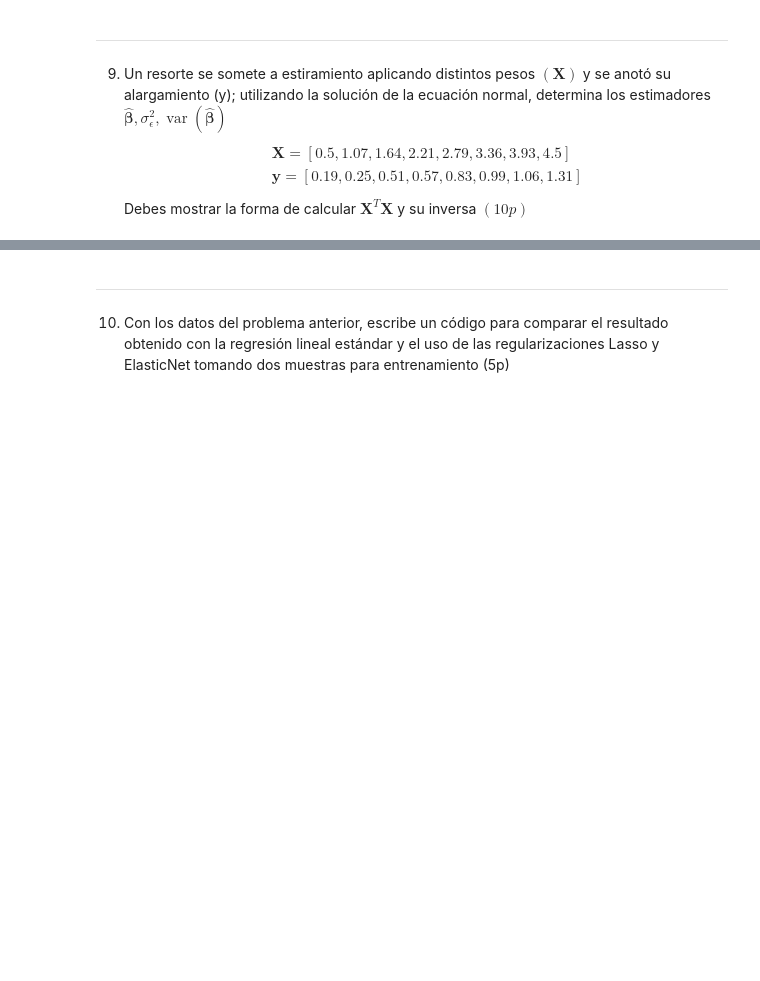
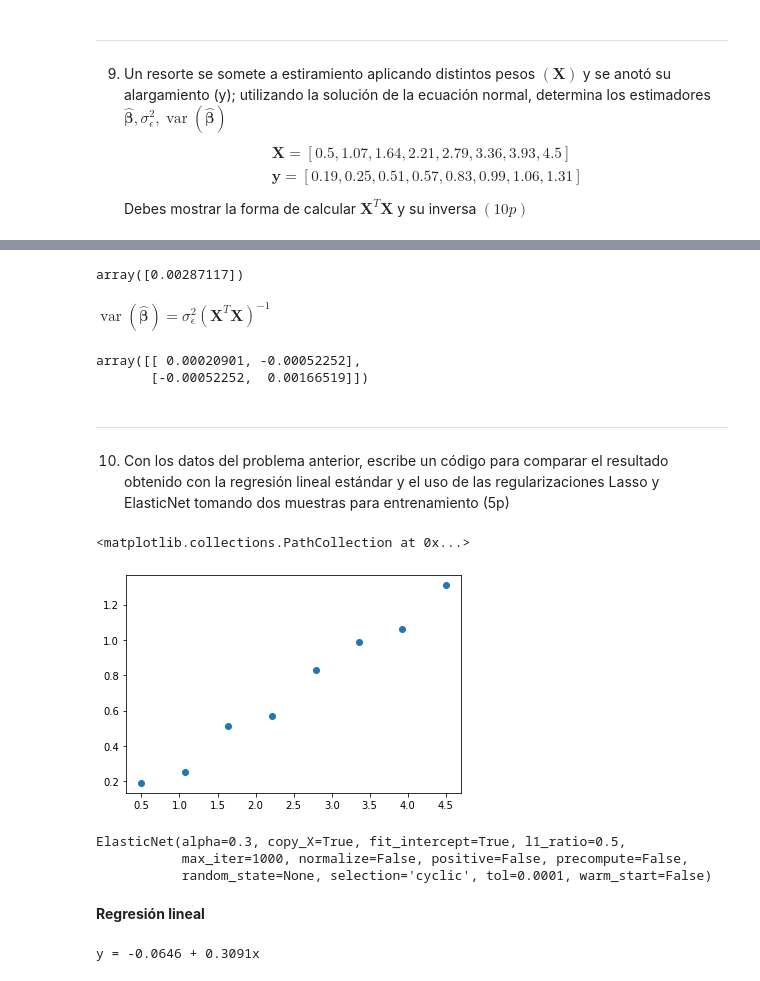
Before and after one commit to danielfrgs/LCD-PCCD-2021-1, a Jupyter notebook: ExamenParcial1_Paradigmas.ipynb, the cells around one changed output, grey strips where cells are left out. Drawn from its saved outputs; the diff is of its cells as text; code cells hidden in the pictures; blank space fills up the shorter version.

```diff
--- a/ExamenParcial1_Paradigmas.ipynb
+++ b/ExamenParcial1_Paradigmas.ipynb
@@ -328,4 +653,74 @@ Por lo que se trata de Algoritmos escalables (aunque habría que demostrar que s
+# %%
+# Vamos a calcular la suma
+sumas = []
+for i in range(len(y)):
+    sumas.append((y[i]-yv[i])**2)
+
+# Vamos a calucular por último el estimador dividiendo por la diferencia de la dimensión de X
+
+sigma = sum(sumas)/(len(X) - len(X.T))
+sigma
+# %% [output]
+array([0.00287117])
+# %% [markdown]
+$\operatorname{var}(\hat{\boldsymbol{\beta}})=\sigma_{\epsilon}^{2}\left(\mathbf{X}^{T} \mathbf{X}\right)^{-1}$
+# %%
+# Tomemos los valores ya calculados de forma que:
+
+var = sigma * X1
+var
+# %% [output]
+array([[ 0.00020901, -0.00052252],
+       [-0.00052252,  0.00166519]])
 # %% [markdown]
 ----
 
 10. Con los datos del problema anterior, escribe un código para comparar el resultado obtenido con la regresión lineal estándar y el uso de las regularizaciones Lasso y ElasticNet tomando dos muestras para entrenamiento (5p)
+# %%
+# Especifiquemos los conjuntos de nuevo
+
+x = [0.5,1.07,1.64,2.21,2.79,3.36,3.93,4.5]
+y = [0.19,0.25,0.51,0.57,0.83,0.99,1.06,1.31]
+
+# Definamos los inervalos de enrenamiento y prueba
+# Dado la cantidad de daos sí nos da para generar entrebnamiento con 3
+X_train ,y_train = np.array([1.07,2.79, 4.5]), np.array ([0.25 ,0.83, 1.31])
+X_test ,y_test = np.array([0.5,1.64,2.21,3.36,3.93]), np.array([0.19,0.51,0.57,0.99,1.06])
+
+# Gráfiquemos
+plt.scatter(x,y)
+# %% [output]
+<matplotlib.collections.PathCollection at 0x...>
+[figure, added]
+# %%
+# Vamos a importar la biblioteca de regresión lineal de Skalearn y Lasso y ElasticNet
+from sklearn.linear_model import LinearRegression
+from sklearn.linear_model import Lasso
+from sklearn.linear_model import ElasticNet
+
+# Generamos las matrices de valores extendidas
+
+X_train.resize(len(X_train),1)
+y_train.resize(len(y_train),1)
+
+# Inicializamos los modelos:
+modelo = LinearRegression()
+modelo1 = Lasso(alpha = 0.3)
+modelo2 = ElasticNet(alpha = 0.3)
+
+# Ajustamos con cada modelo
+modelo.fit(X_train ,y_train)
+modelo1.fit(X_train ,y_train)
+modelo2.fit(X_train ,y_train)
+# %% [output]
+ElasticNet(alpha=0.3, copy_X=True, fit_intercept=True, l1_ratio=0.5,
+           max_iter=1000, normalize=False, positive=False, precompute=False,
+           random_state=None, selection='cyclic', tol=0.0001, warm_start=False)
+# %% [markdown]
+**Regresión lineal**
+# %%
+coefs = modelo.coef_[0]
+intercept = modelo.intercept_[0]
+print("y = {:.4f} + {:.4f}x".format(intercept ,coefs[0]))
+# %% [output]
+y = -0.0646 + 0.3091x
```
Also changed, not shown: parts of 26 cells of this notebook.
